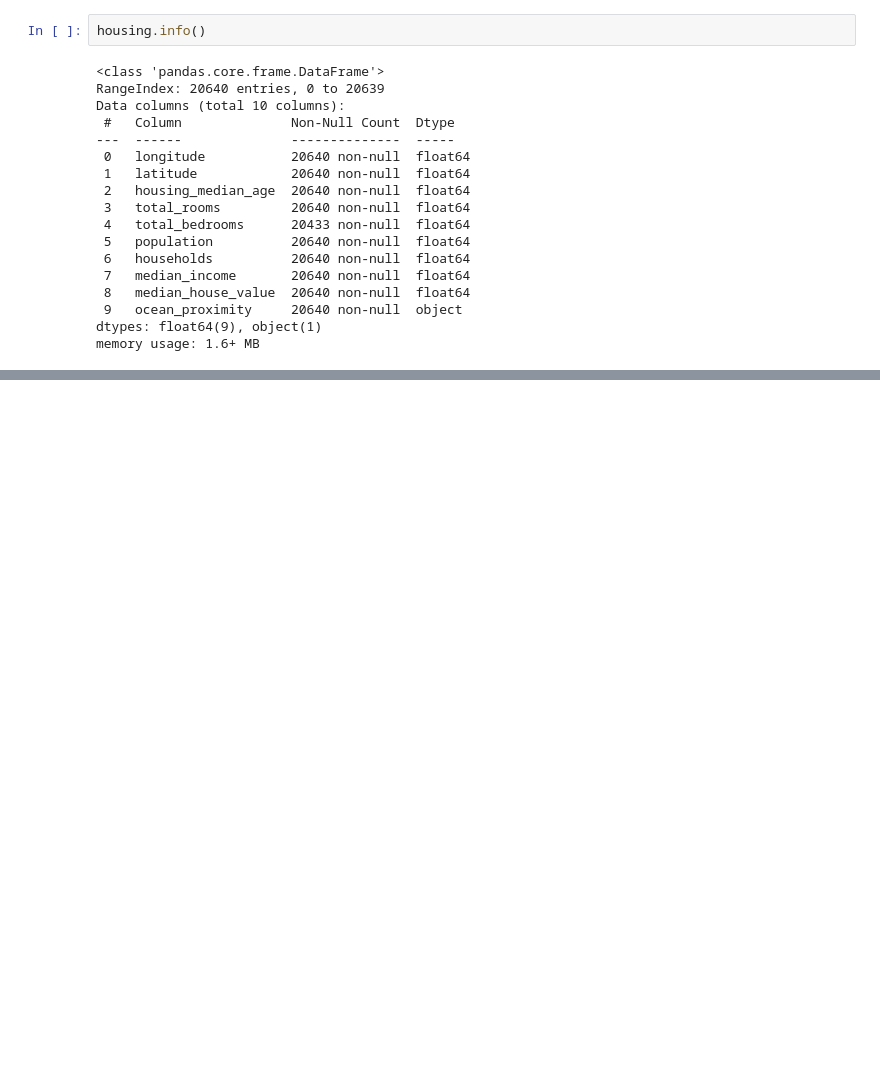
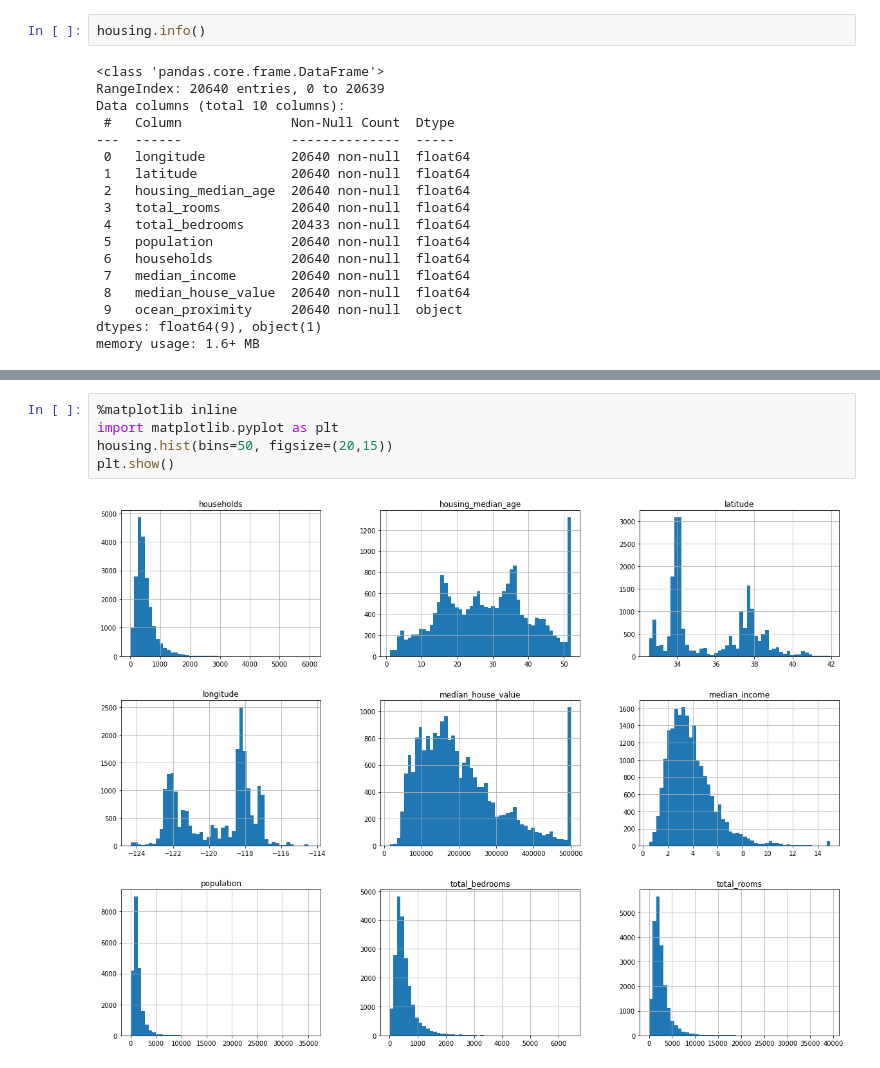
Before and after one commit to sumathiselvan79/CE7454_2019, a Jupyter notebook: housing.ipynb, the cells around one changed output, grey strips where cells are left out. Drawn from its saved outputs; the diff is of its cells as text; blank space fills up the shorter version.

```diff
--- a/housing.ipynb
+++ b/housing.ipynb
@@ -46,0 +56,7 @@ memory usage: 1.6+ MB
+# %%
+%matplotlib inline
+import matplotlib.pyplot as plt
+housing.hist(bins=50, figsize=(20,15))
+plt.show()
+# %% [output]
+[figure, added]
```
Also changed, not shown: parts of 15 cells of this notebook.
